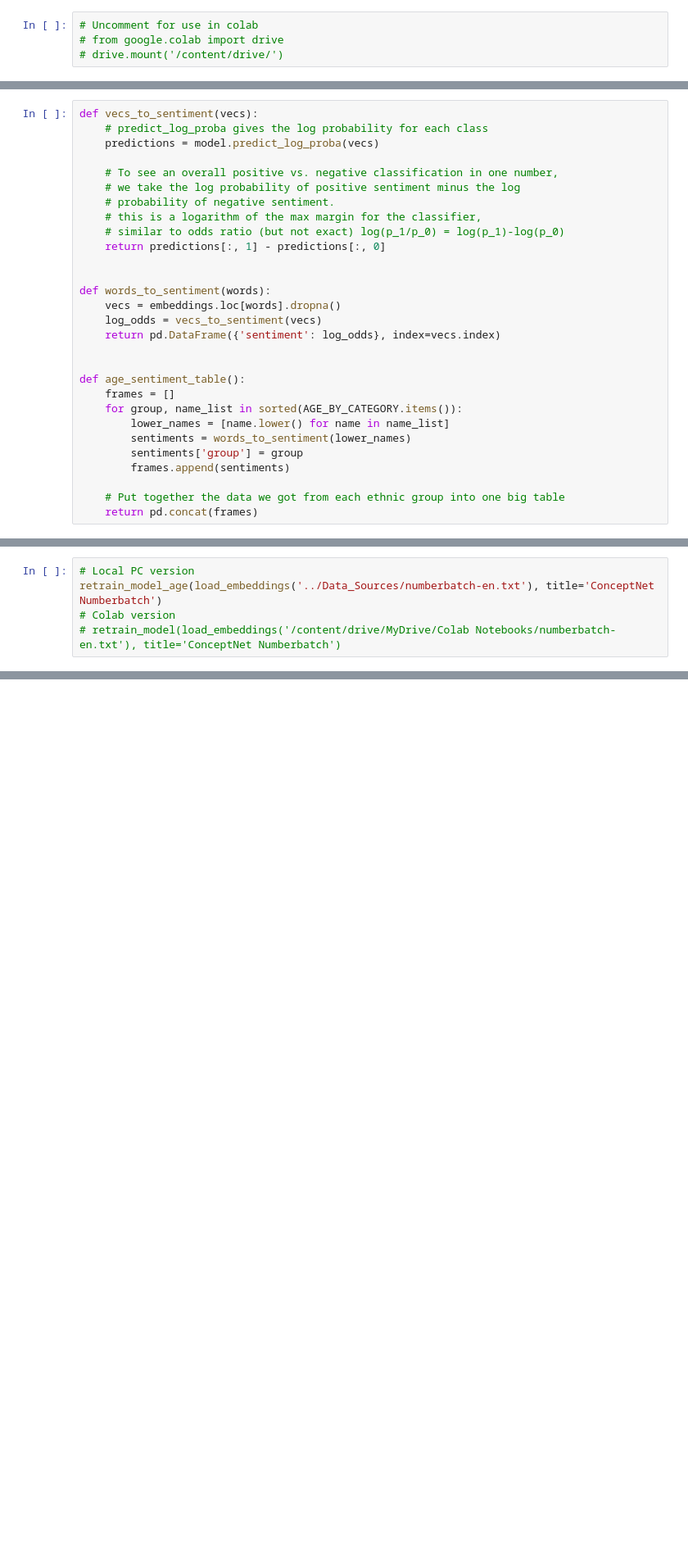
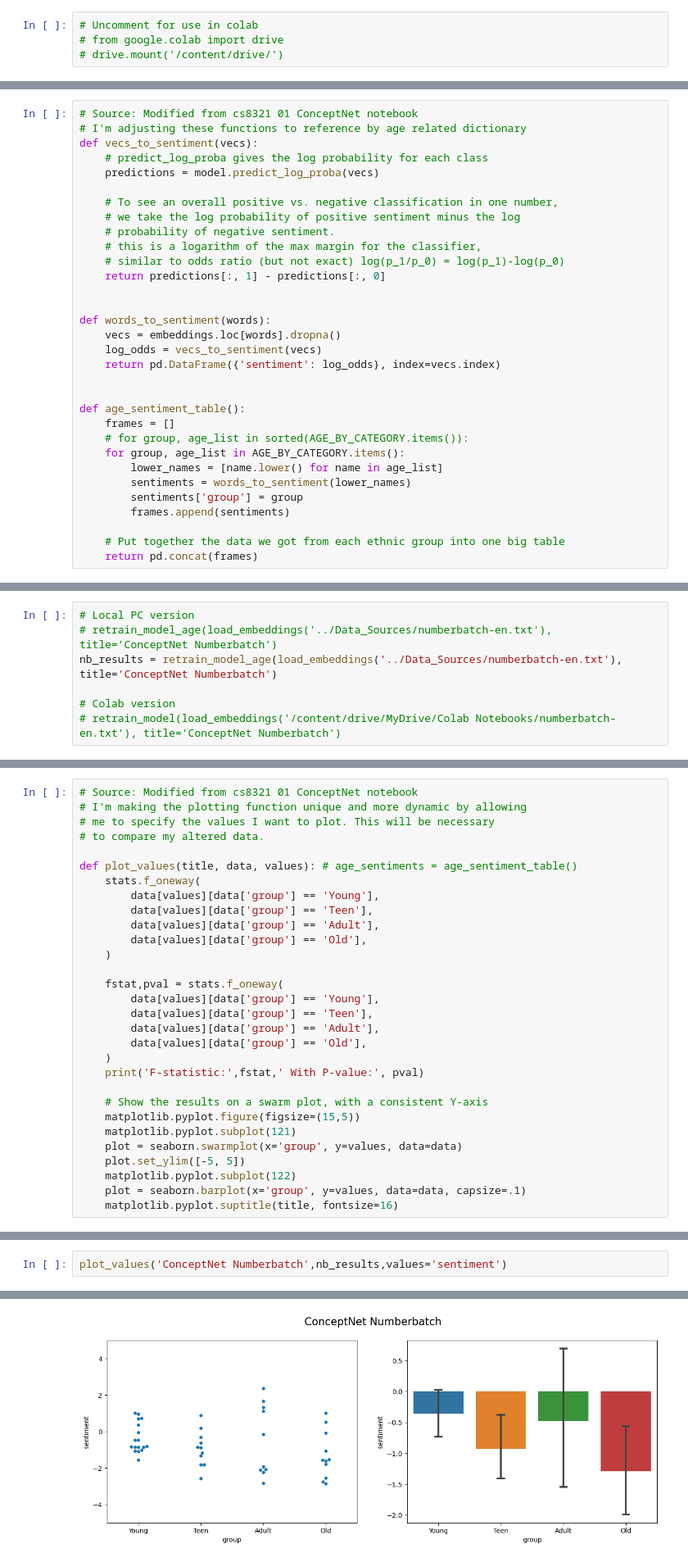
Before and after one commit to cphchip/cs8321_code, a Jupyter notebook: Lab 1/Henderson_48996654_Lab_1a.ipynb, the cells around one changed output, grey strips where cells are left out. Shown at 82% size. Saved outputs shown, nothing was run; the diff lists cells and outputs as text; blank space fills up the shorter version.

```diff
--- a/Lab 1/Henderson_48996654_Lab_1a.ipynb
+++ b/Lab 1/Henderson_48996654_Lab_1a.ipynb
@@ -298,4 +214,6 @@ AGE_BY_CATEGORY = {
 # %%
+# Source: Modified from cs8321 01 ConceptNet notebook
+# I'm adjusting these functions to reference by age related dictionary
 def vecs_to_sentiment(vecs):
     # predict_log_proba gives the log probability for each class
     predictions = model.predict_log_proba(vecs)
@@ -316,8 +234,9 @@ def words_to_sentiment(words):
 
 def age_sentiment_table():
     frames = []
-    for group, name_list in sorted(AGE_BY_CATEGORY.items()):
-        lower_names = [name.lower() for name in name_list]
+    # for group, age_list in sorted(AGE_BY_CATEGORY.items()):
+    for group, age_list in AGE_BY_CATEGORY.items():
+        lower_names = [name.lower() for name in age_list]
         sentiments = words_to_sentiment(lower_names)
         sentiments['group'] = group
         frames.append(sentiments)
@@ -388,6 +283,8 @@ def retrain_model_age(new_embs, title = ''):
 # %%
 # Local PC version
-retrain_model_age(load_embeddings('../Data_Sources/numberbatch-en.txt'), title='ConceptNet Numberbatch')
+# retrain_model_age(load_embeddings('../Data_Sources/numberbatch-en.txt'), title='ConceptNet Numberbatch')
+nb_results = retrain_model_age(load_embeddings('../Data_Sources/numberbatch-en.txt'), title='ConceptNet Numberbatch')
+
 # Colab version
 # retrain_model(load_embeddings('/content/drive/MyDrive/Colab Notebooks/numberbatch-en.txt'), title='ConceptNet Numberbatch')
 # %% [output]
@@ -401,0 +317,30 @@ dict_items([('Young', ['infant', 'infancy', 'child', 'toddler', 'preschooler', '
+# %%
+# Source: Modified from cs8321 01 ConceptNet notebook
+# I'm making the plotting function unique and more dynamic by allowing
+# me to specify the values I want to plot. This will be necessary
+# to compare my altered data.
+
+def plot_values(title, data, values): # age_sentiments = age_sentiment_table()
+    stats.f_oneway(
+        data[values][data['group'] == 'Young'],
+        data[values][data['group'] == 'Teen'],
+        data[values][data['group'] == 'Adult'],
+        data[values][data['group'] == 'Old'],
+    )
+
+    fstat,pval = stats.f_oneway(
+        data[values][data['group'] == 'Young'],
+        data[values][data['group'] == 'Teen'],
+        data[values][data['group'] == 'Adult'],
+        data[values][data['group'] == 'Old'],
+    )
+    print('F-statistic:',fstat,' With P-value:', pval)
+
+    # Show the results on a swarm plot, with a consistent Y-axis
+    matplotlib.pyplot.figure(figsize=(15,5))
+    matplotlib.pyplot.subplot(121)
+    plot = seaborn.swarmplot(x='group', y=values, data=data)
+    plot.set_ylim([-5, 5])
+    matplotlib.pyplot.subplot(122)
+    plot = seaborn.barplot(x='group', y=values, data=data, capsize=.1)
+    matplotlib.pyplot.suptitle(title, fontsize=16)
@@ -401,0 +349,3 @@ dict_items([('Young', ['infant', 'infancy', 'child', 'toddler', 'preschooler', '
+# %%
+plot_values('ConceptNet Numberbatch',nb_results,values='sentiment')
+# %% [output]
@@ -401,0 +353 @@ dict_items([('Young', ['infant', 'infancy', 'child', 'toddler', 'preschooler', '
+[figure, added]
```
Also changed, not shown: parts of 47 cells of this notebook.
